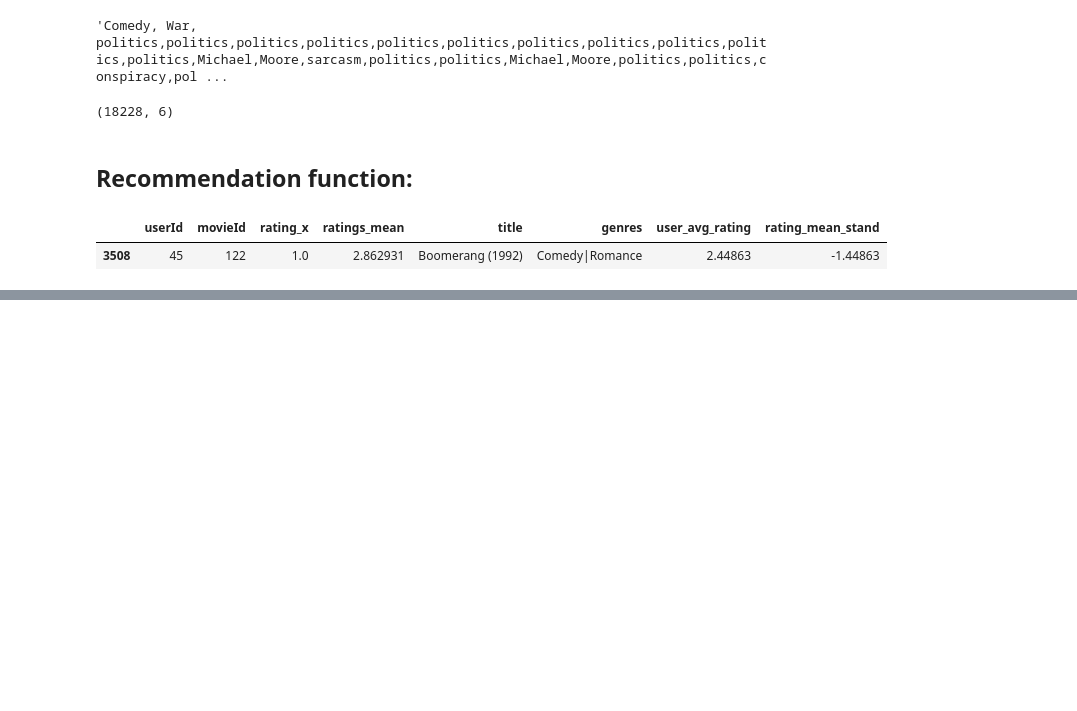
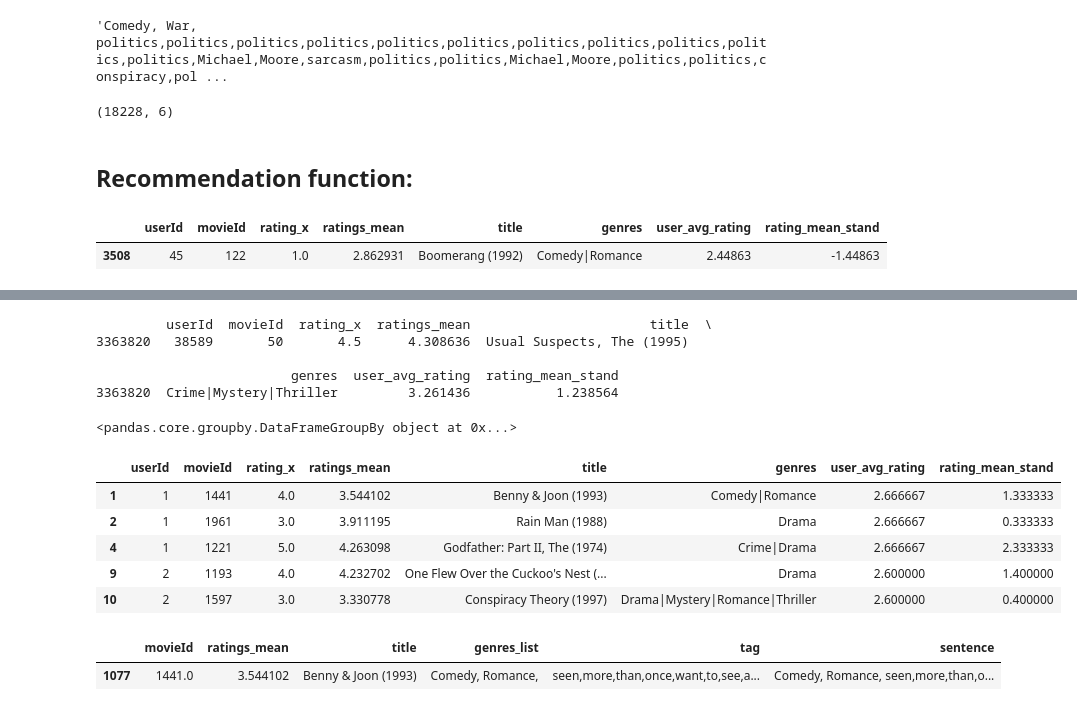
Before and after one commit to katerinaC/DSI-SF-4-katerinaC, a Jupyter notebook: Projects/Capstone/Movies/Movies_ratings_continue2.ipynb, the cells around one changed output, grey strips where cells are left out. Drawn from its saved outputs; the diff is of its cells as text; code cells hidden in the pictures; blank space fills up the shorter version.

```diff
--- a/Projects/Capstone/Movies/Movies_ratings_continue2.ipynb
+++ b/Projects/Capstone/Movies/Movies_ratings_continue2.ipynb
@@ -223,0 +268,29 @@ recommendation(user, movies_tags)
+# %%
+user_check = df[(df['userId'] == 38589) & (df['movieId'] == 50)]
+print user_check
+# %% [output]
+         userId  movieId  rating_x  ratings_mean                       title  \
+3363820   38589       50       4.5      4.308636  Usual Suspects, The (1995)
+
+                         genres  user_avg_rating  rating_mean_stand
+3363820  Crime|Mystery|Thriller         3.261436           1.238564
+# %%
+df_user_likes = df[df['rating_mean_stand'] > 0]
+# %%
+df_user_likes.groupby(['userId'])
+# %% [output]
+<pandas.core.groupby.DataFrameGroupBy object at 0x...>
+# %%
+df_user_likes.head(5)
+# %% [output]
+|  | userId | movieId | rating_x | ratings_mean | title | genres | user_avg_rating | rating_mean_stand |
+| 1 | 1 | 1441 | 4.0 | 3.544102 | Benny & Joon (1993) | Comedy|Romance | 2.666667 | 1.333333 |
+| 2 | 1 | 1961 | 3.0 | 3.911195 | Rain Man (1988) | Drama | 2.666667 | 0.333333 |
+| 4 | 1 | 1221 | 5.0 | 4.263098 | Godfather: Part II, The (1974) | Crime|Drama | 2.666667 | 2.333333 |
+| 9 | 2 | 1193 | 4.0 | 4.232702 | One Flew Over the Cuckoo's Nest (... | Drama | 2.600000 | 1.400000 |
+| 10 | 2 | 1597 | 3.0 | 3.330778 | Conspiracy Theory (1997) | Drama|Mystery|Romance|Thriller | 2.600000 | 0.400000 |
+# %%
+movies_tags[movies_tags.title == 'Benny & Joon (1993)']
+# %% [output]
+|  | movieId | ratings_mean | title | genres_list | tag | sentence |
+| 1077 | 1441.0 | 3.544102 | Benny & Joon (1993) | Comedy, Romance, | seen,more,than,once,want,to,see,a... | Comedy, Romance, seen,more,than,o... |
```
Also changed, not shown: parts of 8 cells of this notebook.
